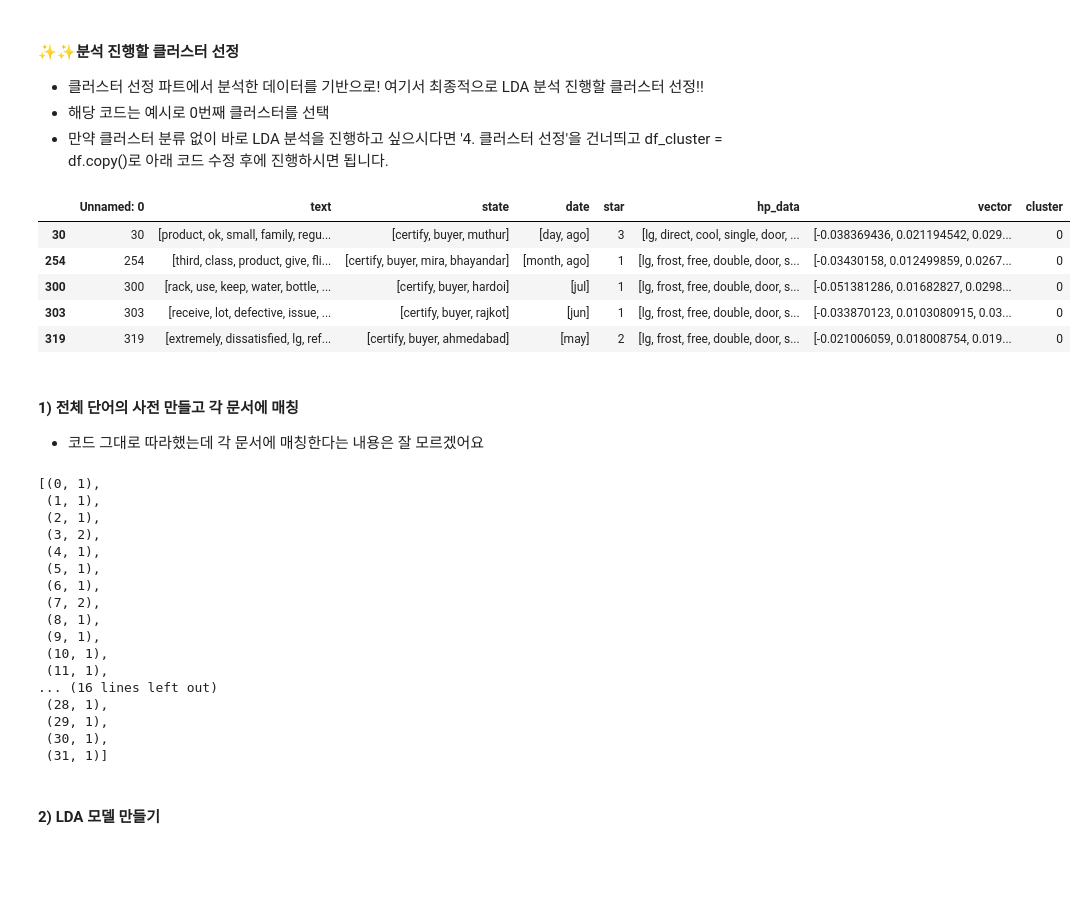
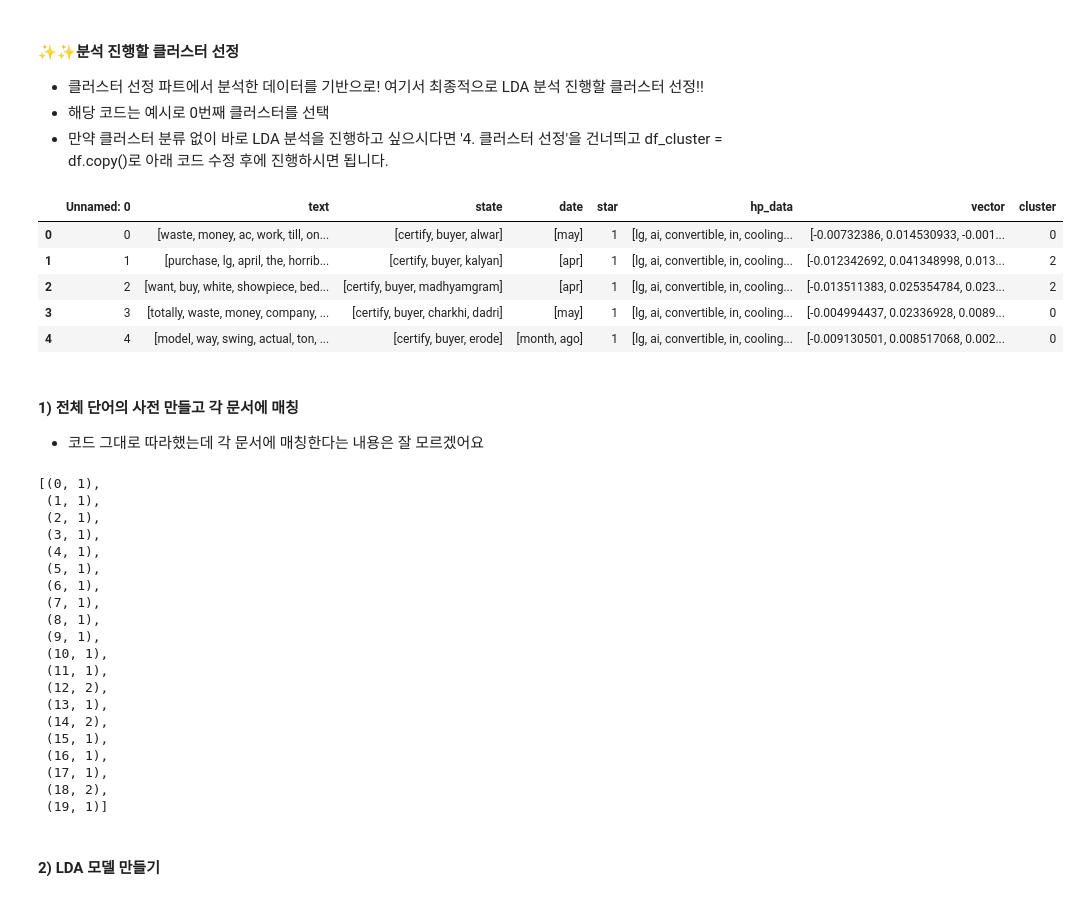
Before and after one commit to thatisme/LDA-Workspace, a Jupyter notebook: LDA analysis.ipynb, the cells around one changed output. Drawn from its saved outputs; the diff is of its cells as text; code cells hidden in the pictures; blank space fills up the shorter version.

```diff
--- a/LDA analysis.ipynb
+++ b/LDA analysis.ipynb
@@ -71,5 +101,5 @@ pd.set_option('display.max_rows', None) # Pandas 전체 행 확인
 # %%
-df = pd.read_csv("./LDA-Workspace/1. Data/Flipkart/df_LG_refri.csv") # 로드할 데이터의 (상대 or 절대) 경로를 지정
+df = pd.read_csv("/content/drive/MyDrive/Colab Notebooks/LG전자 DX SCHOOL/LDA-Workspace/1. Data/Flipkart/df_LG_airconditioner.csv") # 로드할 데이터의 (상대 or 절대) 경로를 지정
 # df = pd.read_csv("./1. Data/Amazon/Amazon_LG_TV_review.csv") # 로드할 데이터의 (상대 or 절대) 경로를 지정
 df.head()
 # %% [output]
@@ -595,8 +628,8 @@ result
 - 덴드로그램과 실루엣을 기반으로 적절한 클러스터링 갯수 결정
 - 아래 코드는 임의로 6을 지정
 # %%
-# (변경 옵션) n_clusters = 6
-cluster = AgglomerativeClustering(n_clusters = 6, linkage = 'ward')
+# (변경 옵션) n_clusters = 6 (air = 4 선정)
+cluster = AgglomerativeClustering(n_clusters = 4, linkage = 'ward')
 cluster_label = cluster.fit_predict(list(df['vector']))
 
 df['cluster'] = cluster_label
@@ -699,15 +730,16 @@ data_df.head() # 마지막 클러스터에 대한 DataFrame
 - 해당 코드는 예시로 0번째 클러스터를 선택
 - 만약 클러스터 분류 없이 바로 LDA 분석을 진행하고 싶으시다면 '4. 클러스터 선정'을 건너띄고 df_cluster = df.copy()로 아래 코드 수정 후에 진행하시면 됩니다.
 # %%
-df_cluster = df[df['cluster']==0].copy() # 참고 : https://emilkwak.github.io/pandas-dataframe-settingwithcopywarning
+# df_cluster = df[df['cluster']==0].copy() # 참고 : https://emilkwak.github.io/pandas-dataframe-settingwithcopywarning
+df_cluster = df.copy()
 df_cluster.head()
 # %% [output]
 |  | Unnamed: 0 | text | state | date | star | hp_data | vector | cluster |
-| 30 | 30 | [product, ok, small, family, regu... | [certify, buyer, muthur] | [day, ago] | 3 | [lg, direct, cool, single, door, ... | [-0.038369436, 0.021194542, 0.029... | 0 |
-| 254 | 254 | [third, class, product, give, fli... | [certify, buyer, mira, bhayandar] | [month, ago] | 1 | [lg, frost, free, double, door, s... | [-0.03430158, 0.012499859, 0.0267... | 0 |
-| 300 | 300 | [rack, use, keep, water, bottle, ... | [certify, buyer, hardoi] | [jul] | 1 | [lg, frost, free, double, door, s... | [-0.051381286, 0.01682827, 0.0298... | 0 |
-| 303 | 303 | [receive, lot, defective, issue, ... | [certify, buyer, rajkot] | [jun] | 1 | [lg, frost, free, double, door, s... | [-0.033870123, 0.0103080915, 0.03... | 0 |
-| 319 | 319 | [extremely, dissatisfied, lg, ref... | [certify, buyer, ahmedabad] | [may] | 2 | [lg, frost, free, double, door, s... | [-0.021006059, 0.018008754, 0.019... | 0 |
+| 0 | 0 | [waste, money, ac, work, till, on... | [certify, buyer, alwar] | [may] | 1 | [lg, ai, convertible, in, cooling... | [-0.00732386, 0.014530933, -0.001... | 0 |
+| 1 | 1 | [purchase, lg, april, the, horrib... | [certify, buyer, kalyan] | [apr] | 1 | [lg, ai, convertible, in, cooling... | [-0.012342692, 0.041348998, 0.013... | 2 |
+| 2 | 2 | [want, buy, white, showpiece, bed... | [certify, buyer, madhyamgram] | [apr] | 1 | [lg, ai, convertible, in, cooling... | [-0.013511383, 0.025354784, 0.023... | 2 |
+| 3 | 3 | [totally, waste, money, company, ... | [certify, buyer, charkhi, dadri] | [may] | 1 | [lg, ai, convertible, in, cooling... | [-0.004994437, 0.02336928, 0.0089... | 0 |
+| 4 | 4 | [model, way, swing, actual, ton, ... | [certify, buyer, erode] | [month, ago] | 1 | [lg, ai, convertible, in, cooling... | [-0.009130501, 0.008517068, 0.002... | 0 |
 # %% [markdown]
 #### 1) 전체 단어의 사전 만들고 각 문서에 매칭
 - 코드 그대로 따라했는데 각 문서에 매칭한다는 내용은 잘 모르겠어요
@@ -724,20 +756,23 @@ corpus[0] #ID 값, 빈도
 [(0, 1),
  (1, 1),
  (2, 1),
- (3, 2),
+ (3, 1),
  (4, 1),
  (5, 1),
  (6, 1),
- (7, 2),
+ (7, 1),
  (8, 1),
  (9, 1),
  (10, 1),
  (11, 1),
-... (16 lines left out)
- (28, 1),
- (29, 1),
- (30, 1),
- (31, 1)]
+ (12, 2),
+ (13, 1),
+ (14, 2),
+ (15, 1),
+ (16, 1),
+ (17, 1),
+ (18, 2),
+ (19, 1)]
 # %% [markdown]
 #### 2) LDA 모델 만들기
 # %% [markdown]
```
Also changed, not shown: parts of 43 cells of this notebook, 15 other files.
